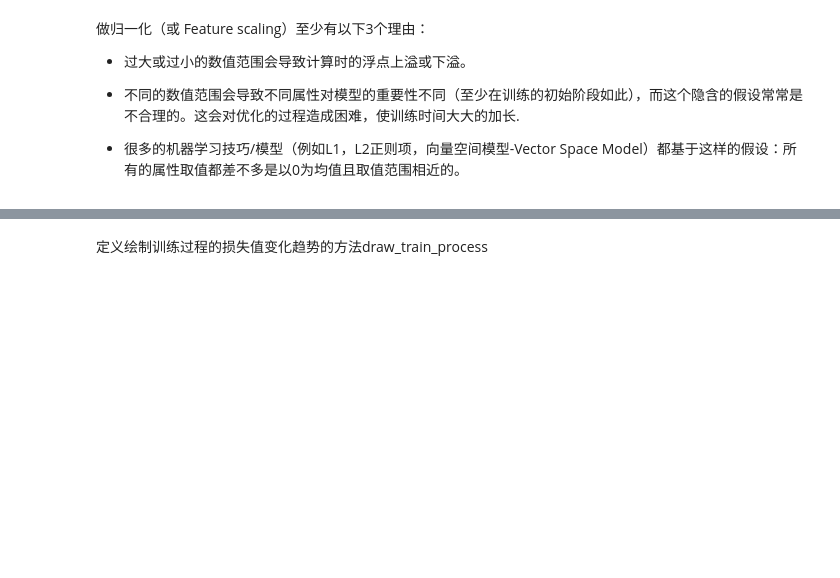
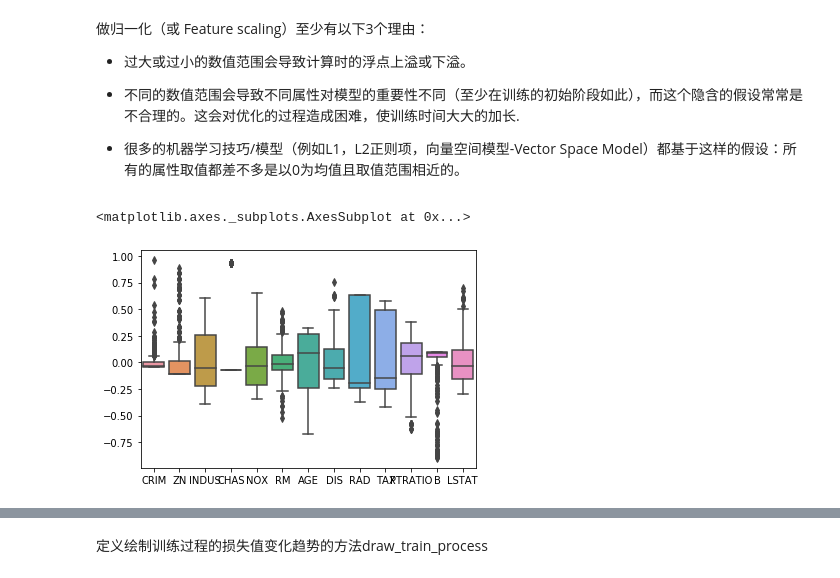
Before and after one commit to PaddlePaddle/book, a Jupyter notebook: paddle2.0_docs/linear_regression/linear_regression.ipynb, the cells around one changed output, grey strips where cells are left out. Saved outputs shown, nothing was run; the diff lists cells and outputs as text; code cells hidden in the pictures; blank space fills up the shorter version.

```diff
--- a/paddle2.0_docs/linear_regression/linear_regression.ipynb
+++ b/paddle2.0_docs/linear_regression/linear_regression.ipynb
@@ -96,9 +90,25 @@ for i in range(13):
 # %%
-BATCH_SIZE=20
+BATCH_SIZE = 20
 def feature_norm(input):
-  f_size=input.shape[0]
-  output_features=np.zeros((f_size,13),np.float32)
-  for batch_id in range(f_size):
-    for index in range(13):
-      output_features[batch_id][index]=(input[batch_id][index]-features_avg[index])/(features_max[index]-features_min[index])
-  return output_features
+    f_size = input.shape
+    output_features = np.zeros(f_size,np.float32)
+    for batch_id in range(f_size[0]):
+        for index in range(13):
+            output_features[batch_id][index] = (input[batch_id][index] - features_avg[index]) / (features_max[index] - features_min[index])
+    return output_features
+# %%
+#只对属性进行归一化
+housing_features = feature_norm(housing_data[:,:13])
+# print(feature_trian.shape)
+housing_data = np.c_[housing_features,housing_data[:,-1]].astype(np.float32)
+# print(training_data[0])
+# %%
+#归一化后的train_data,我们看下各属性的情况
+features_np = np.array([x[:13] for x in housing_data],np.float32)
+labels_np = np.array([x[-1] for x in housing_data],np.float32)
+data_np = np.c_[features_np,labels_np]
+df = pd.DataFrame(data_np,columns=feature_names)
+sns.boxplot(data=df.iloc[:,0:13])
+# %% [output]
+<matplotlib.axes._subplots.AxesSubplot at 0x...>
+[figure, added]
```
Also changed, not shown: parts of 34 cells of this notebook.
